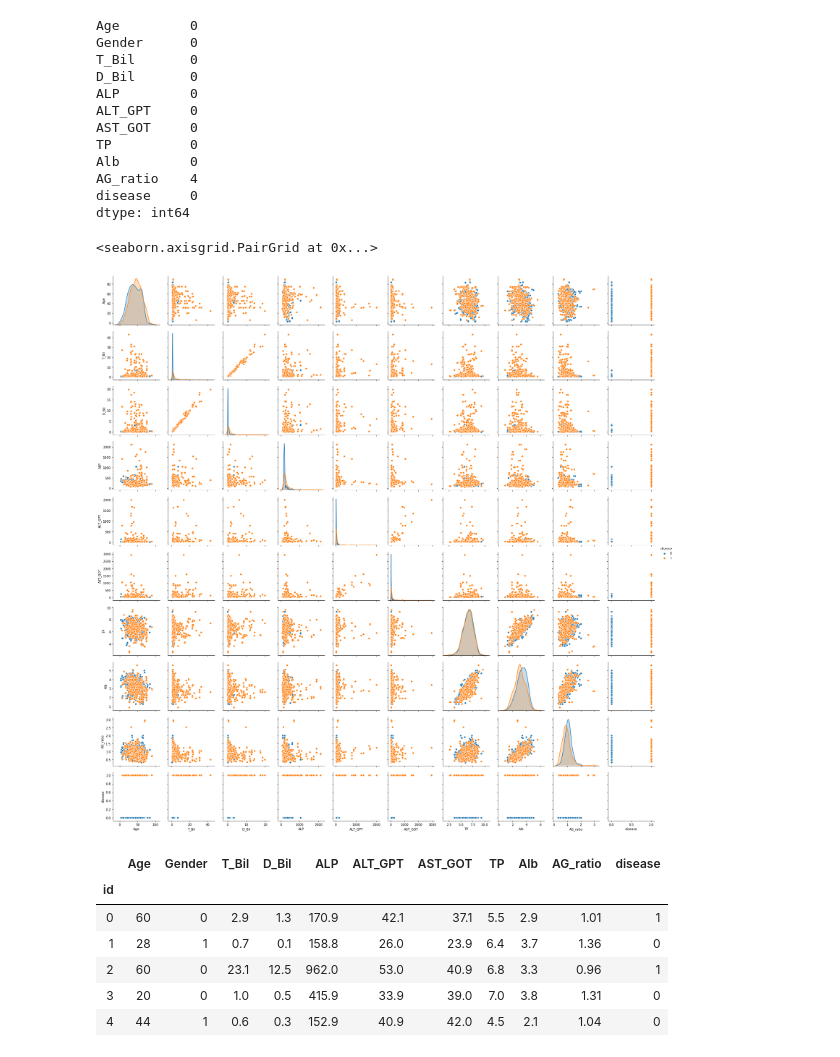
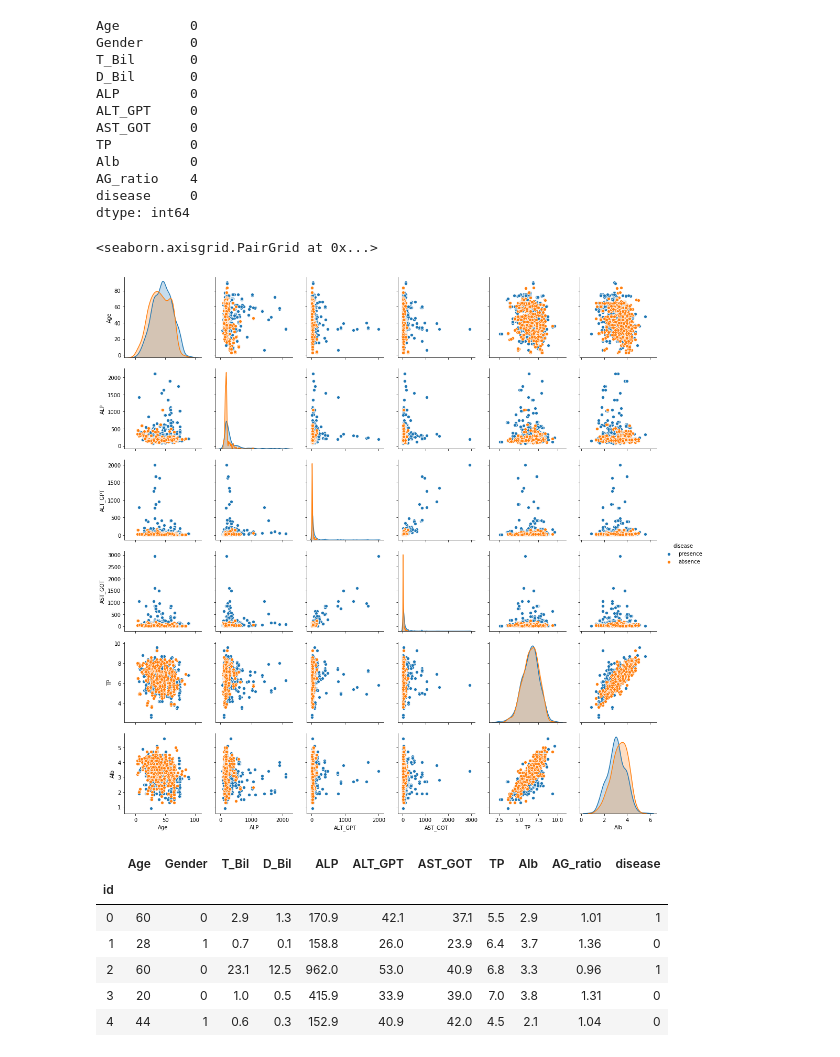
Before and after one commit to kshoji6011/data_analysis, a Jupyter notebook: liver_disease/liver_disease_analysis.ipynb, the cells around one changed output. Cells and saved outputs as stored; diff of their text form; code cells hidden in the pictures.

Commit message:
FIX: pairplot warning

```diff
--- a/liver_disease/liver_disease_analysis.ipynb
+++ b/liver_disease/liver_disease_analysis.ipynb
@@ -35,10 +35,11 @@ dtype: int64
 df['AG_ratio'] = df['AG_ratio'].fillna(df['AG_ratio'].mean())
 # %%
 # pair plot
-sns.pairplot(df, hue='disease')
+pair_df = df.replace([0, 1], ['absence', 'presence'])
+sns.pairplot(pair_df, hue='disease')
 # %% [output]
 <seaborn.axisgrid.PairGrid at 0x...>
-[figure, old version]
+[figure, new version]
 # %%
 # Genderの列がカテゴリーのため、数値に置換する。今回Genderは2変数なので、ワンホットエンコーディングを行わず。
 # いったん数字で変換する。
```
